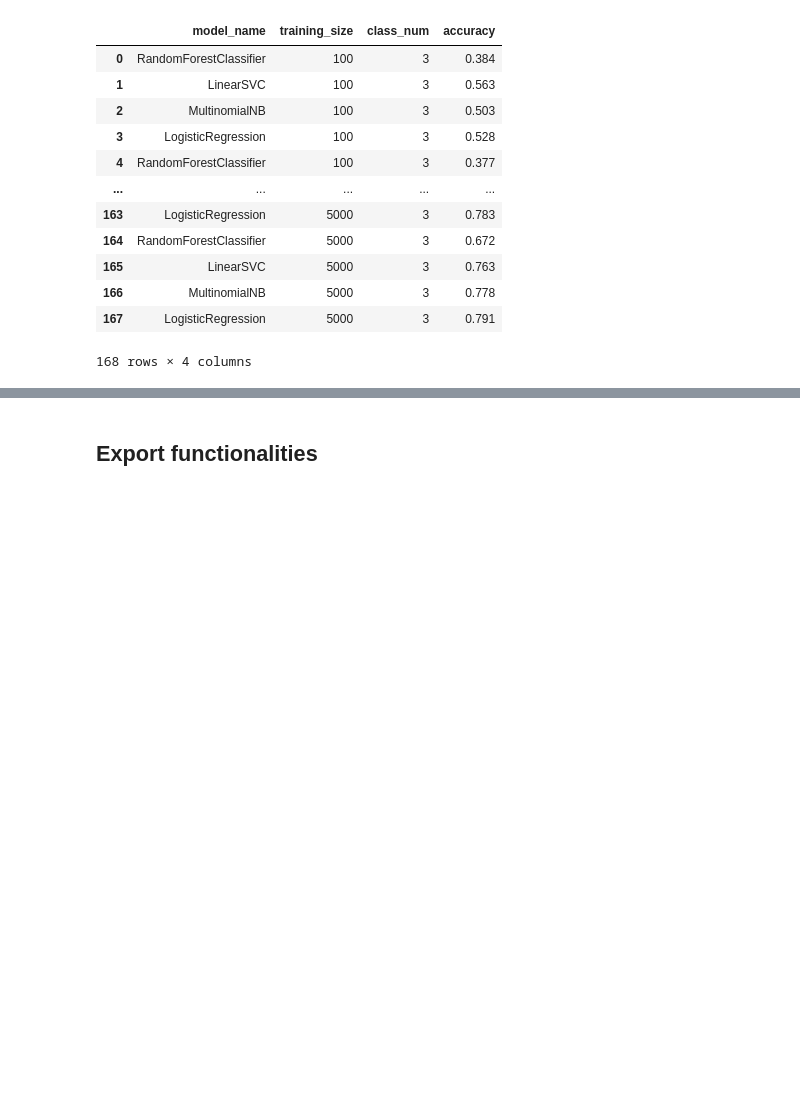
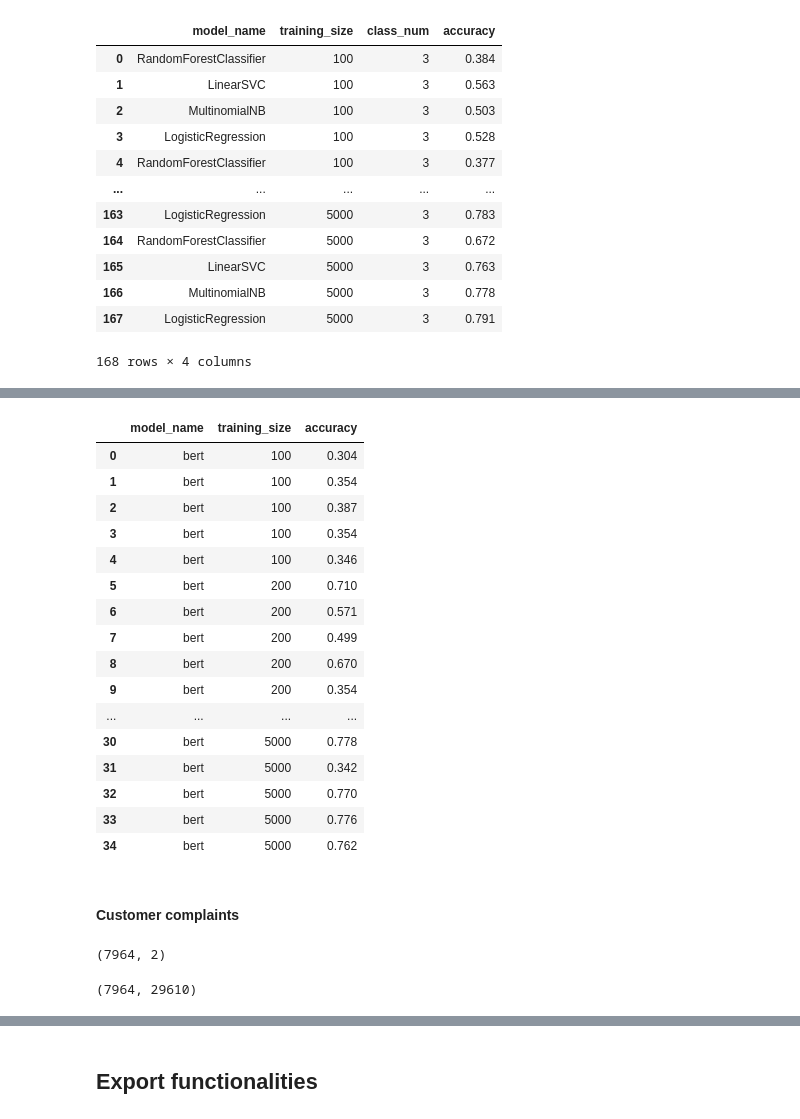
Before and after one commit to DavidykZhao/Frame_experiments, a Jupyter notebook: Frame_experiments.ipynb, the cells around one changed output, grey strips where cells are left out. Cells and saved outputs as stored; diff of their text form; code cells hidden in the pictures; blank space fills up the shorter version.

```diff
--- a/Frame_experiments.ipynb
+++ b/Frame_experiments.ipynb
@@ -2368,0 +2540,4 @@ res
+# %%
+
+labels = [1,3,5]
+three_class_df = df.loc[df['class'].isin(labels) ,:]
@@ -2368,0 +2602,7 @@ res
+# %%
+df = three_class_df
+
+x_train, x_test, y_train, y_test = train_test_split(df['review'], df['class'], test_size=1000, random_state=0)
+bert_model = BertForSequenceClassification.from_pretrained(config.bert_model_name, num_labels= 3)
+
+len(df['class'].unique())
@@ -2368,0 +2611,8 @@ res
+# %%
+train = pd.DataFrame({'review': x_train,
+                      'class': y_train})
+val = pd.DataFrame({'review': x_test,
+                      'class': y_test})
+train = train.reset_index()[['review', 'class']]
+val = val.reset_index()[['review', 'class']]
+val
@@ -2368,0 +2636,2 @@ res
+# %%
+res_stage3_amazon = algo_training_size_looper_dl([100, 200, 400, 800, 1600, 3200, 5000], AMAZON, train, val, 3)
@@ -2368,0 +2666,22 @@ res
+# %%
+res_stage3_amazon
+# %% [output]
+|  | model_name | training_size | accuracy |
+| 0 | bert | 100 | 0.304 |
+| 1 | bert | 100 | 0.354 |
+| 2 | bert | 100 | 0.387 |
+| 3 | bert | 100 | 0.354 |
+| 4 | bert | 100 | 0.346 |
+| 5 | bert | 200 | 0.710 |
+| 6 | bert | 200 | 0.571 |
+| 7 | bert | 200 | 0.499 |
+| 8 | bert | 200 | 0.670 |
+| 9 | bert | 200 | 0.354 |
+| ... | ... | ... | ... |
+| 30 | bert | 5000 | 0.778 |
+| 31 | bert | 5000 | 0.342 |
+| 32 | bert | 5000 | 0.770 |
+| 33 | bert | 5000 | 0.776 |
+| 34 | bert | 5000 | 0.762 |
+# %% [markdown]
+#### Customer complaints
@@ -2368,0 +2693,15 @@ res
+# %%
+three_class_df.shape
+# %% [output]
+(7964, 2)
+# %%
+tfidf = TfidfVectorizer(sublinear_tf=True, norm='l2', min_df=5,
+                        encoding='latin-1', ngram_range=(1, 3), stop_words='english')
+
+features = tfidf.fit_transform(three_class_df.complaint).toarray()
+labels = three_class_df['product']
+
+x_train, x_test, y_train, y_test = train_test_split(features, labels, test_size=1000, random_state=0 )
+features.shape
+# %% [output]
+(7964, 29610)
```
Also changed, not shown: parts of 48 cells of this notebook.
